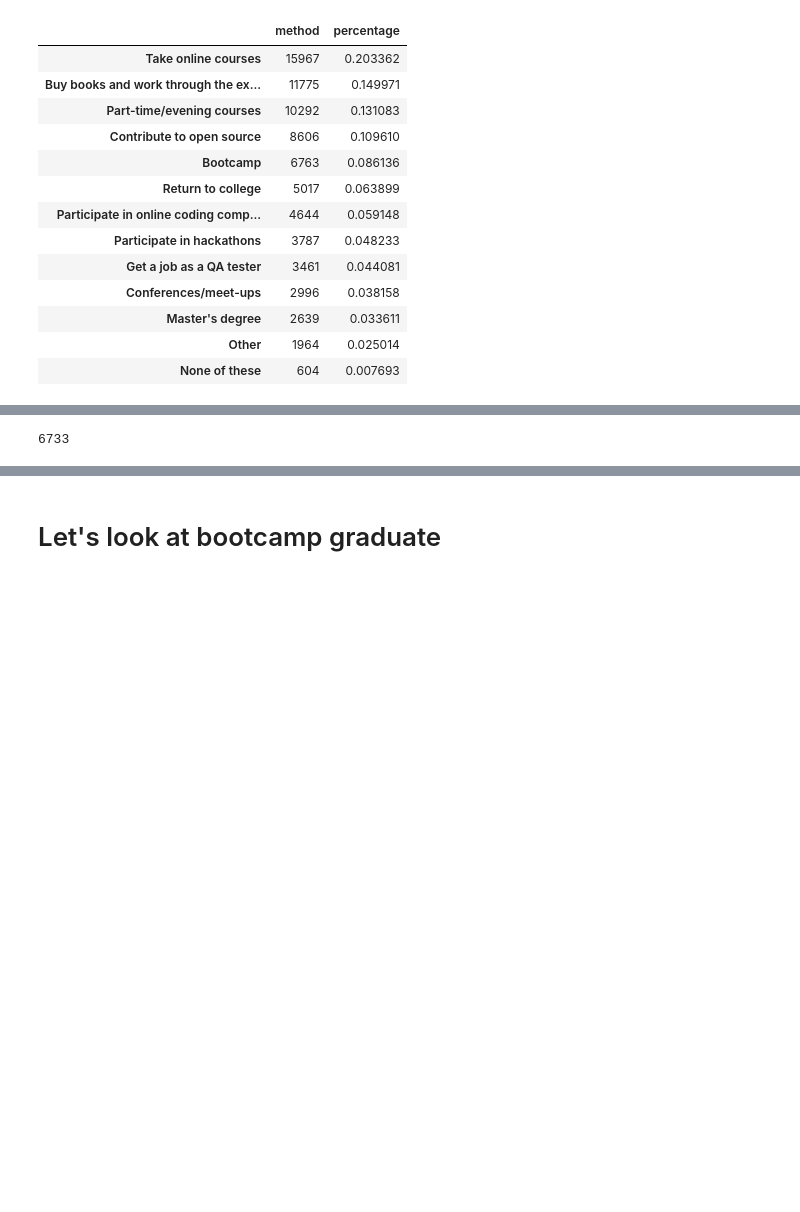
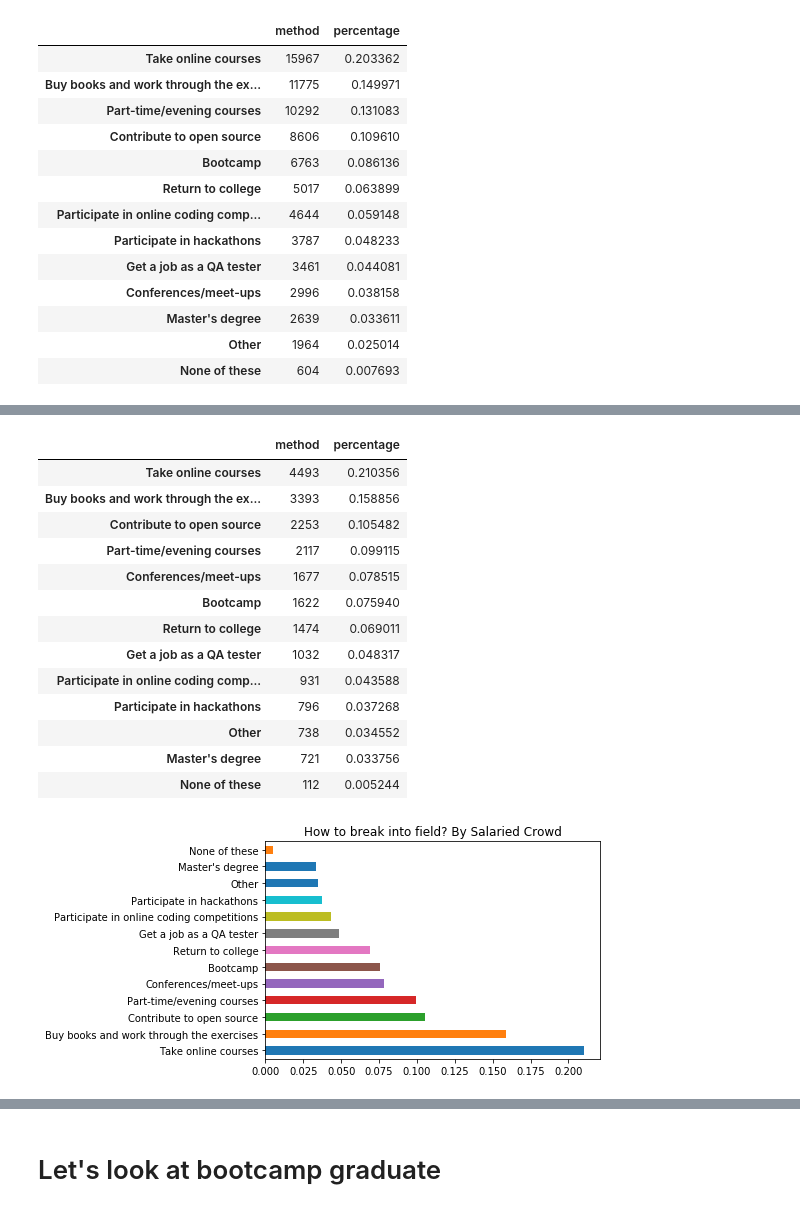
Before and after one commit to Minsifye/Stack-Overflow-Survey-Data-Analysis, a Jupyter notebook: StackOverflow_DataAnalysis_FirstLook.ipynb, the cells around one changed output, grey strips where cells are left out. Drawn from its saved outputs; the diff is of its cells as text; code cells hidden in the pictures; blank space fills up the shorter version.

```diff
--- a/StackOverflow_DataAnalysis_FirstLook.ipynb
+++ b/StackOverflow_DataAnalysis_FirstLook.ipynb
@@ -231,25 +231,85 @@ sal_group.count()
 # %%
+salaried_crowd = survey_2017[survey_2017['Salary'] > 0][['CousinEducation', 'Salary']]
+
+salaried_crowd=salaried_crowd.dropna()
+
+
+sal_group=salaried_crowd.groupby('CousinEducation')
+
 
 
 final_list = []
 for item in list(salaried_crowd.CousinEducation):
     final_list.append(item.split(';'))
 education=pd.DataFrame(final_list)
 
 education.columns = ['col1','col2','col3', 'col4']
 
 education = pd.DataFrame(list(education['col1']) + list(education['col2'])
                          + list(education['col3']) + list(education['col4']))
 
 
 education.columns = ['method']
 #ed_df1.value_counts()
 
 #education.method.value_counts()
 
 education['method'] = education['method'].apply(lambda x: str(x).strip())
 education = education[education['method'] != 'None']
+
+
+
+n=salaried_crowd.shape[0]
+counter = 0
+temp_list = []
+while n > counter:
+    a=list(salaried_crowd.iloc[counter])
+    b=a[-1]
+    c=list(a[0].split(';'))
+    temp_list.append([b,c])
+    counter +=1
+
+
+
+df_salary = pd.DataFrame(temp_list)
+
+df_salary.columns = ['Salary', 'Method']
+
+df_salaried_crowd = pd.DataFrame(list(df_salary.Method))
+
+df_salaried_crowd.columns = ['col1','col2','col3', 'col4']
+
+df_salaried_crowd = pd.DataFrame(list(df_salaried_crowd['col1']) +
+                                 list(df_salaried_crowd['col2']) +
+                                 list(df_salaried_crowd['col3']) +
+                                 list(df_salaried_crowd['col4']))
+
+df_salaried_crowd.columns = ['method']
+
+df_salaried_crowd['method'] = df_salaried_crowd['method'].apply(lambda x: str(x).strip())
+df_salaried_crowd = df_salaried_crowd[df_salaried_crowd['method'] != 'None']
+
+
+
+df_salaried_crowd = df_salaried_crowd[df_salaried_crowd['method'] != 'None']
+
+ed_count1 = pd.DataFrame(df_salaried_crowd.method.value_counts())
+ed_count1['percentage'] = ed_count1['method']/df_salaried_crowd.shape[0]
+ed_count1['percentage'].plot(kind='barh', title='How to break into field? By Salaried Crowd');
+ed_count1
+# %% [output]
+|  | method | percentage |
+| Take online courses | 4493 | 0.210356 |
+| Buy books and work through the ex... | 3393 | 0.158856 |
+| Contribute to open source | 2253 | 0.105482 |
+| Part-time/evening courses | 2117 | 0.099115 |
+| Conferences/meet-ups | 1677 | 0.078515 |
+| Bootcamp | 1622 | 0.075940 |
+| Return to college | 1474 | 0.069011 |
+| Get a job as a QA tester | 1032 | 0.048317 |
+| Participate in online coding comp... | 931 | 0.043588 |
+| Participate in hackathons | 796 | 0.037268 |
+| Other | 738 | 0.034552 |
+| Master's degree | 721 | 0.033756 |
+| None of these | 112 | 0.005244 |
+[figure, added]
-# %%
-salaried_crowd.shape[0]
-# %% [output]
-6733
```
Also changed, not shown: parts of 81 cells of this notebook.
